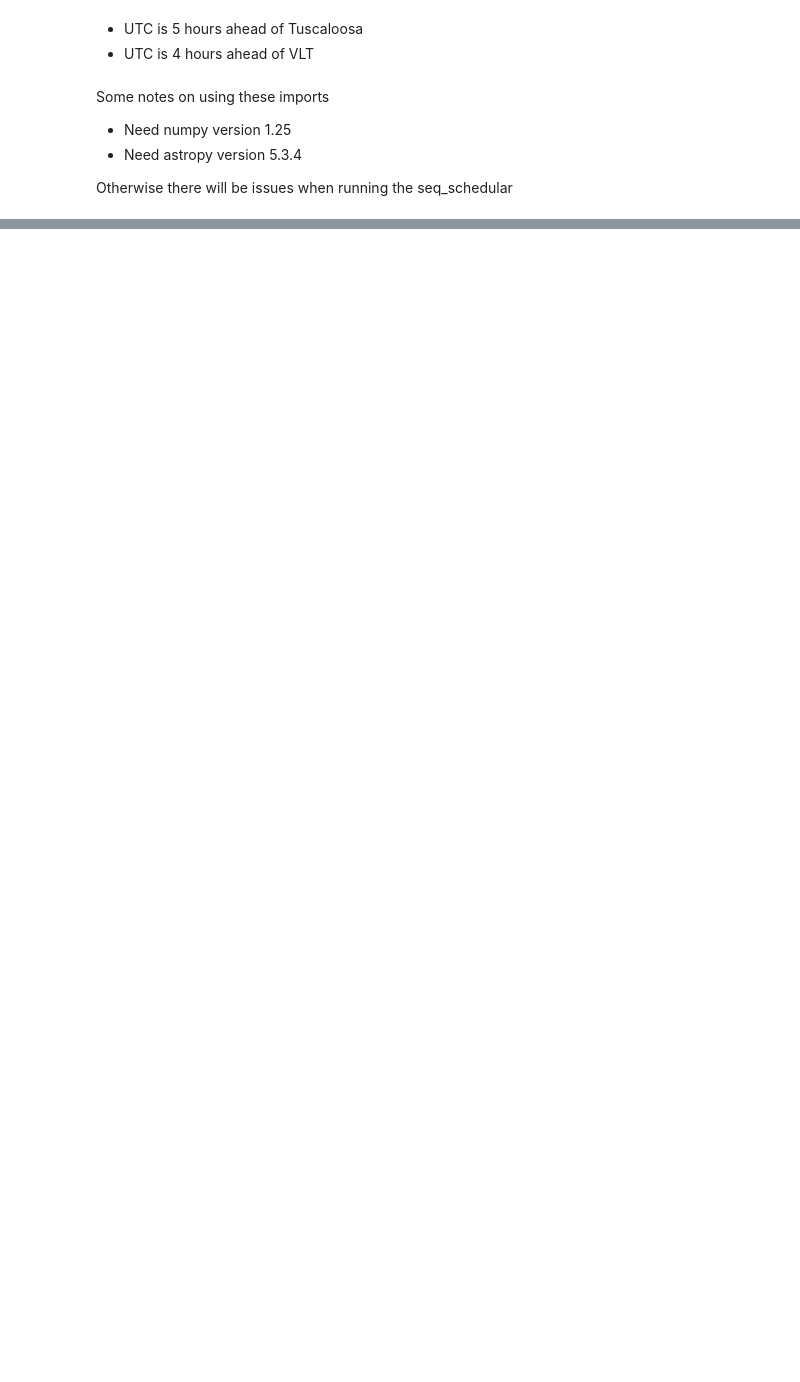
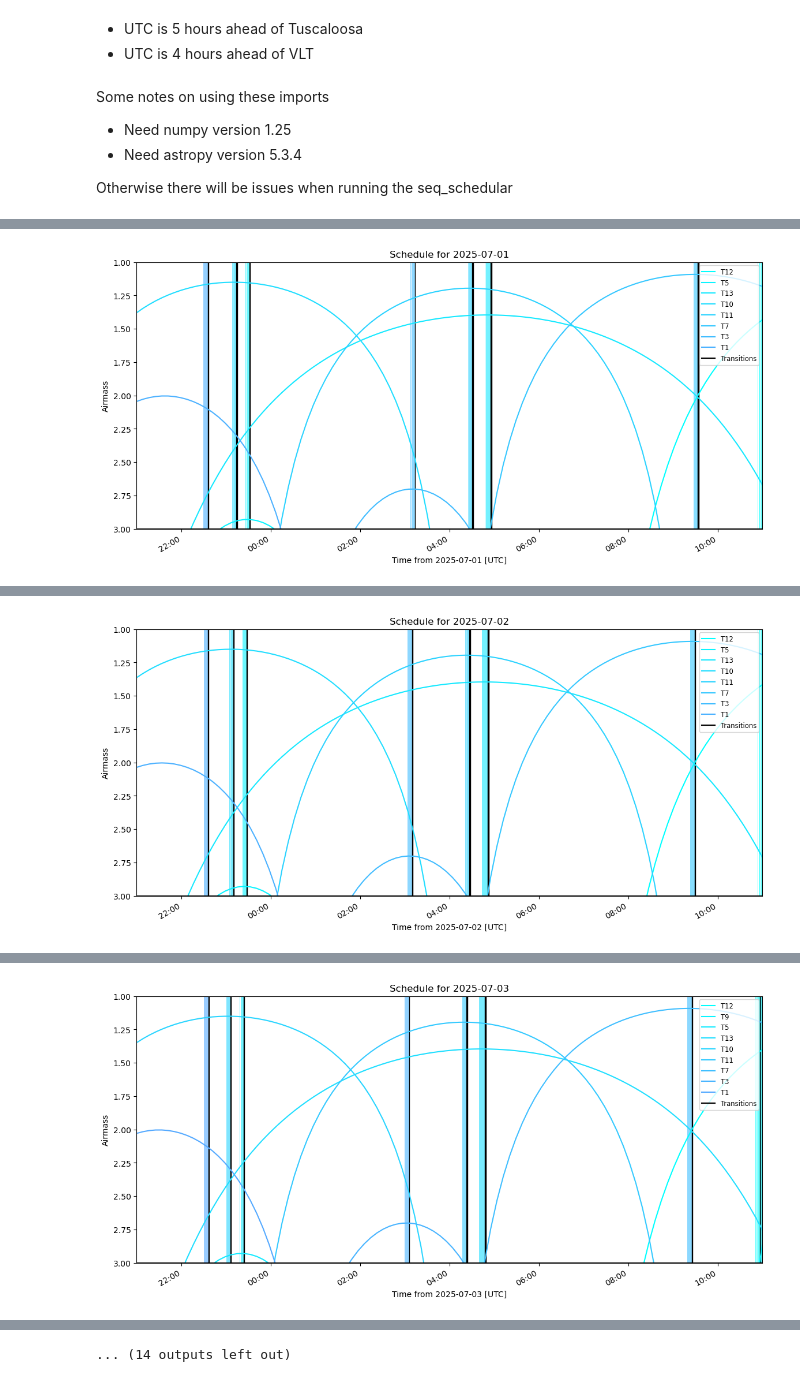
Before and after one commit to Izaiha-Martinez/UA-Obs-Tech, a Jupyter notebook: Unresolved_binaries.ipynb, the cells around one changed output, grey strips where cells are left out. Drawn from its saved outputs; the diff is of its cells as text; code cells hidden in the pictures; blank space fills up the shorter version.

Commit message:
notebook is done, playing with objects individual olors to see each objet better on the pots

```diff
--- a/Unresolved_binaries.ipynb
+++ b/Unresolved_binaries.ipynb
@@ -340,0 +356,42 @@ Schedule containing 27 observing blocks between 2025-07-06 19:00:00.000 and 2025
+# %%
+# I need to automate this
+
+def schedule_one_night(start, end, blocks, night_label=""):
+    # Initialize the priority scheduler with the constraints and transitioner
+    prior_scheduler = PriorityScheduler(constraints = global_constraints,
+                                        observer = vlt_location,
+                                        transitioner = transitioner)
+    # Initialize a Schedule object, to contain the new schedule
+    schedule = Schedule(start, end)
+    # Call the schedule with the observing blocks and schedule to schedule the blocks
+    prior_scheduler(blocks, schedule)
+
+    # plot the schedule with the airmass of the targets
+    plt.figure(figsize = (14,6))
+    plot_schedule_airmass(schedule)
+    plt.title(f"Schedule for {night_label}")
+    plt.legend(loc = "upper right", fontsize="small")
+    plt.show()
+
+    return schedule #I need to make a master list of the observations
+# %%
+from datetime import timedelta
+
+# since I want to run this over months (start is 17:00 local, 21:00 UTC)
+start_night = Time('2025-07-01 21:00')
+end_night = Time('2025-07-02 11:00')
+# %%
+all_schedules = []
+# I need to start the counter at the 1st day
+current_night = start_night
+while current_night < end_night:
+    night_start = current_night
+    # the new night end will be the next day morning (roughly 8AM local, therefore that would be 14 hours of testing)
+    night_end = current_night + timedelta(hours= 14)
+
+    label = night_start.iso.split()[0]
+    schedule = schedule_one_night(night_start, night_end, blocks, night_label=label)
+    all_schedules.append(schedule)
+    # now we shift by a full day to the start night time (this is how we skip the day time)
+    current_night += timedelta(days=1)
+# %% [output]
@@ -340,0 +406 @@ Schedule containing 27 observing blocks between 2025-07-06 19:00:00.000 and 2025
+[figure, added]
@@ -340,0 +415 @@ Schedule containing 27 observing blocks between 2025-07-06 19:00:00.000 and 2025
+[figure, added]
@@ -340,0 +425 @@ Schedule containing 27 observing blocks between 2025-07-06 19:00:00.000 and 2025
+[figure, added]
@@ -340,0 +456 @@ Schedule containing 27 observing blocks between 2025-07-06 19:00:00.000 and 2025
+... (14 outputs left out)
```
Also changed, not shown: parts of 7 cells of this notebook.
